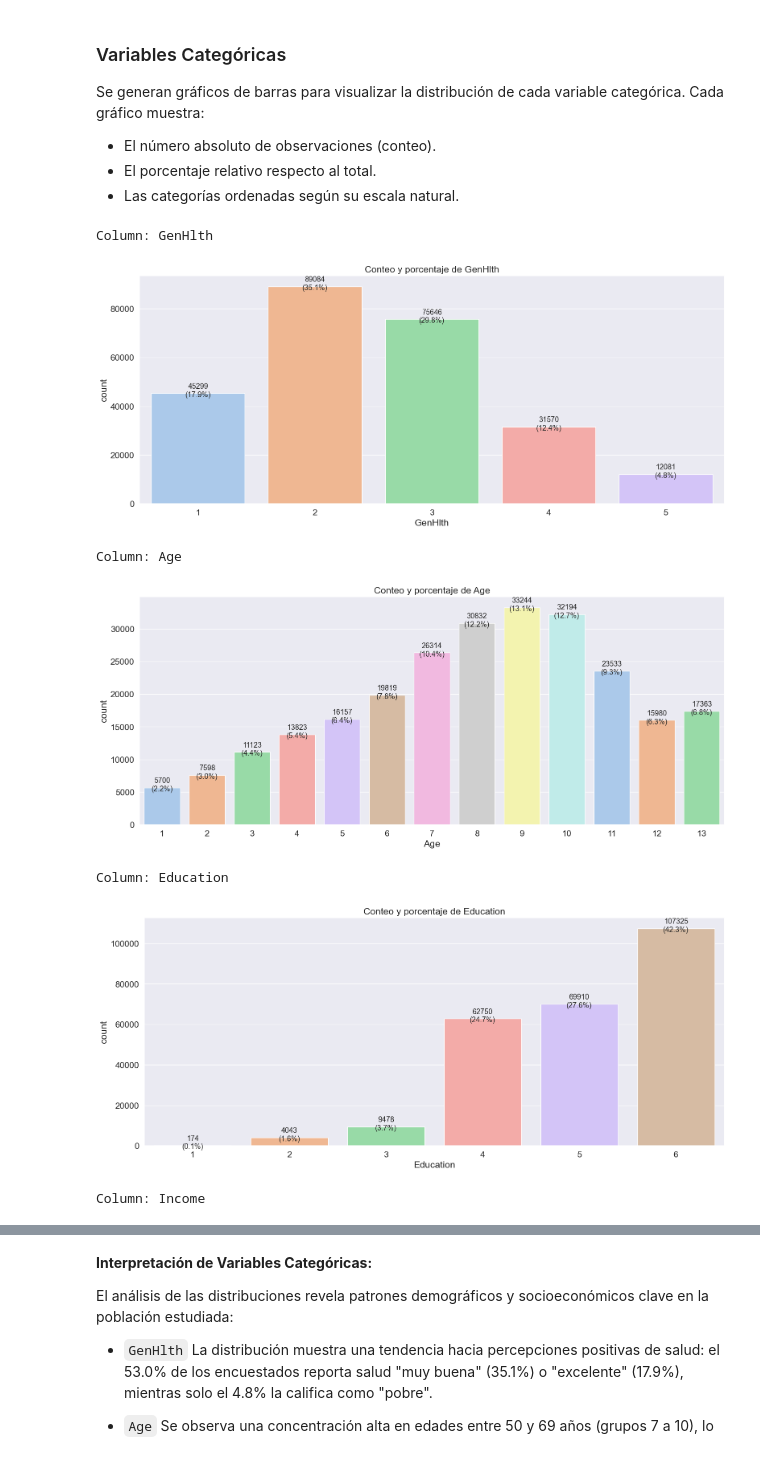
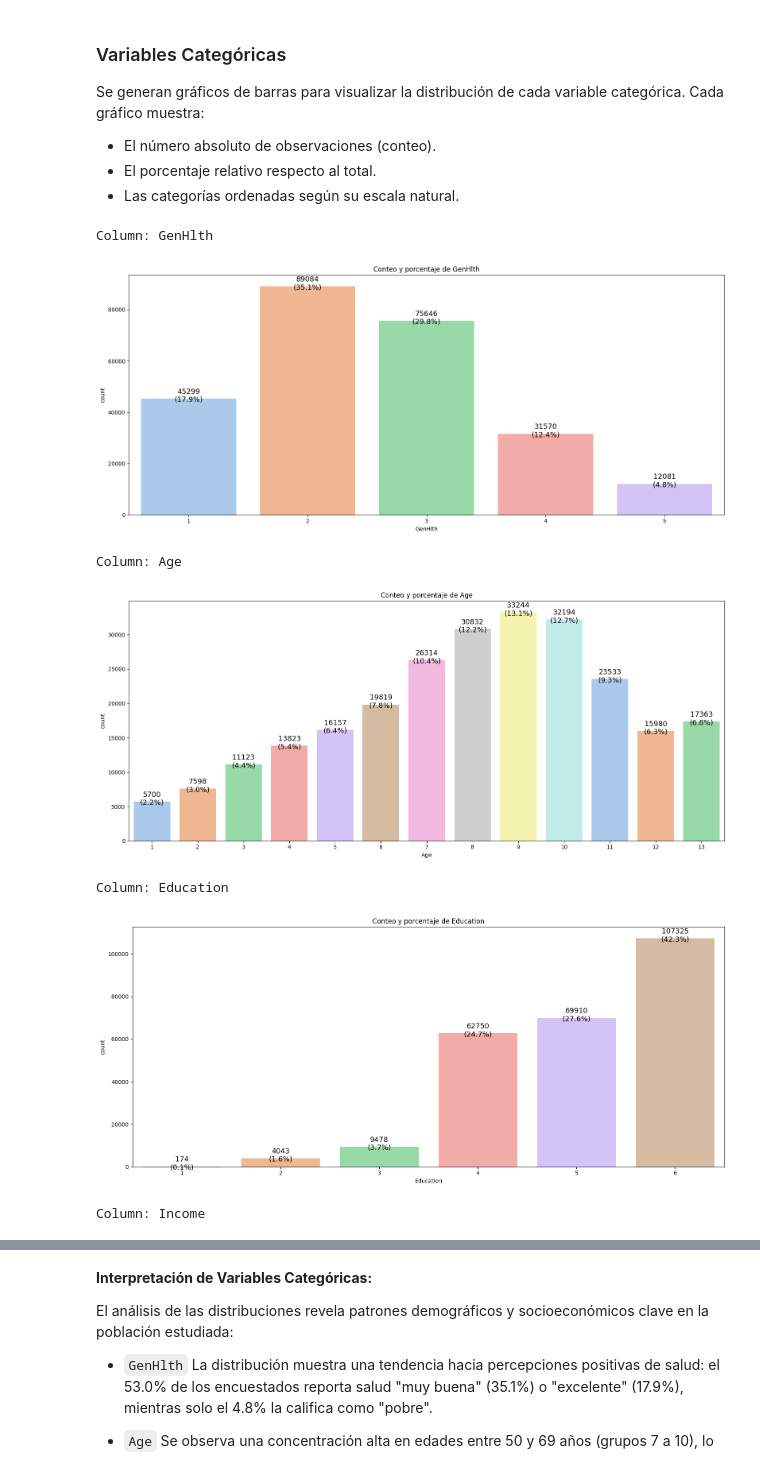
Before and after one commit to DAVIDML2005/Project-Diabetes-Prediabetes-Prediction, a Jupyter notebook: _sources/notebooks.ipynb, the cells around one changed output, grey strips where cells are left out. Cells and saved outputs as stored; diff of their text form; code cells hidden in the pictures.

```diff
--- a/_sources/notebooks.ipynb
+++ b/_sources/notebooks.ipynb
@@ -184,5 +172,4 @@ Se genera un doble gráfico para cada variable binaria, permitiendo comparar su
 # %%
-sns.set(font_scale=1.4)
 for col in binarias:
     print('Column:', col)
     plt.figure(figsize=(16, 7))
@@ -248,36 +236,34 @@ Se generan gráficos de barras para visualizar la distribución de cada variable
 - Las categorías ordenadas según su escala natural.
 # %%
 categoricas = ['GenHlth', 'Age', 'Education', 'Income']
-
-sns.set(font_scale=1.4)
 
 for col in categoricas:
     print('Column:', col)
     plt.figure(figsize=(16, 7))
 
     # Obtener el orden de las categorías según el diccionario
     value_order = sorted(df[col].unique())
 
     # Crear el gráfico de barras ordenado
     ax = sns.countplot(x=df[col], order=value_order, palette='pastel')
     for p in ax.patches:
         count = int(p.get_height())
         percent = 100 * p.get_height() / len(df[col])
         ax.annotate(f'{count}\n({percent:.1f}%)',
                     (p.get_x() + p.get_width()/2., p.get_height()),
                     ha='center', va='center',
                     xytext=(0, 5),
                     textcoords='offset points',
                     fontsize=13)
     plt.title(f'Conteo y porcentaje de {col}')
 
     plt.tight_layout()
     plt.show()
 # %% [output]
 Column: GenHlth
-[figure, old version]
+[figure, new version]
 Column: Age
-[figure, old version]
+[figure, new version]
 Column: Education
-[figure, old version]
+[figure, new version]
 Column: Income
```
Also changed, not shown: parts of 109 cells of this notebook, 55 other files.
